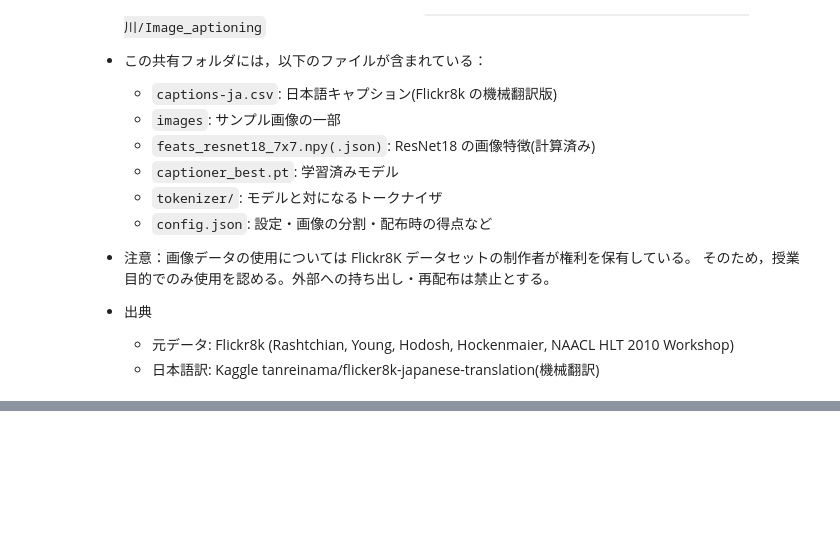
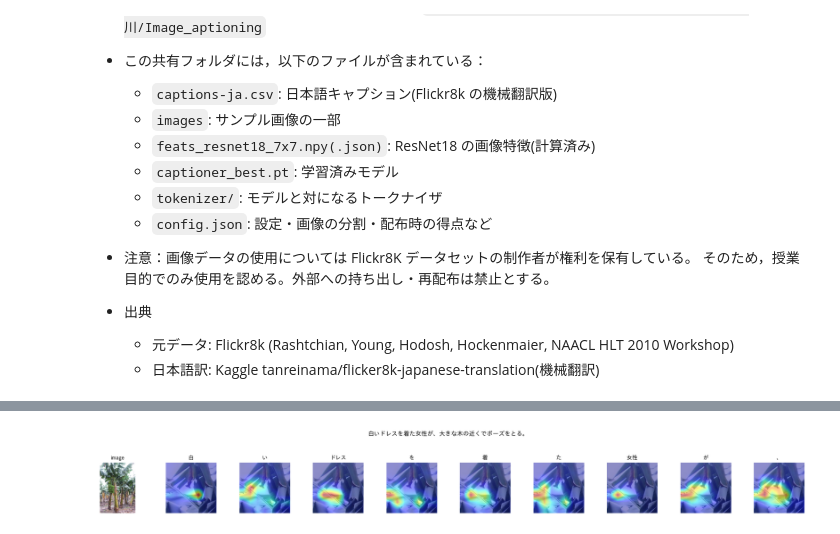
Before and after one commit to komazawa-deep-learning/komazawa-deep-learning.github.io, a Jupyter notebook: 2026notebooks/2026_1023Image_captioning_demo.ipynb, the cells around one changed output, grey strips where cells are left out. Drawn from its saved outputs; the diff is of its cells as text; code cells hidden in the pictures; blank space fills up the shorter version.

```diff
--- a/2026notebooks/2026_1023Image_captioning_demo.ipynb
+++ b/2026notebooks/2026_1023Image_captioning_demo.ipynb
@@ -412,27 +522,28 @@ plt.imshow(img)
+# %%
+img_fname = 'img.jpg'
 # %%
 # 11. 注意の可視化: 各トークンを出すとき、画像のどこを見ていたか
 
 view = T.Compose([T.Resize(256), T.CenterCrop(224)])               # 特徴抽出と同じ切り出し
 
-def show_attention(k, max_tok=9):
-    im = found[list(found.keys())[k]]
-    img = view(Image.open(im).convert("RGB"))
-    #im = te_imgs[k]
-    #img = view(Image.open(found[im]).convert("RGB"))
-    ids, al = model.generate(te_feat[k:k + 1])
+def show_attention(img_fname, max_tok=9):
+    #img = view(Image.open(img_fname).convert("RGB"))
+    f = encode(img_fname)
+    ids, al = model.generate(f)
     ids, al = ids[0], al[0]
     pieces = [norm(p) or "·" for p in tok.convert_ids_to_tokens(ids)] + ["<eos>"]
     n = min(len(pieces), max_tok, len(al))
     fig, axs = plt.subplots(1, n + 1, figsize=(1.9 * (n + 1), 2.3))
     axs[0].imshow(img); axs[0].set_title("image", fontsize=9)
     side = int(round(math.sqrt(R)))
     for j in range(n):
         a = al[j].reshape(side, side)
         a = np.array(Image.fromarray((a / a.max() * 255).astype(np.uint8)).resize((224, 224), Image.BILINEAR)) / 255.0
         axs[j + 1].imshow(img); axs[j + 1].imshow(a, cmap="jet", alpha=0.45)
-        axs[j + 1].set_title(pieces[j] if JA_FONT else f"t{j + 1}", fontsize=10)
+        axs[j + 1].set_title(pieces[j], fontsize=10)
     for a_ in axs: a_.axis("off")
     fig.suptitle(decode(ids), fontsize=11); fig.tight_layout(rect=[0, 0, 1, 0.9]); plt.show()
 
-for k in range(4):
-    show_attention(k)
+show_attention(img_fname)
+# %% [output]
+[figure, added]
```
Also changed, not shown: parts of 21 cells of this notebook.
